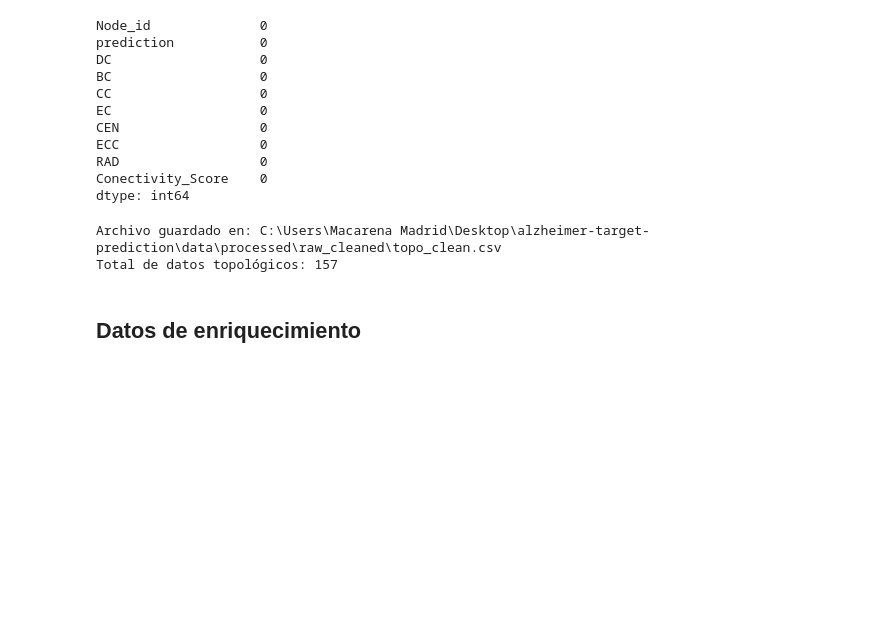
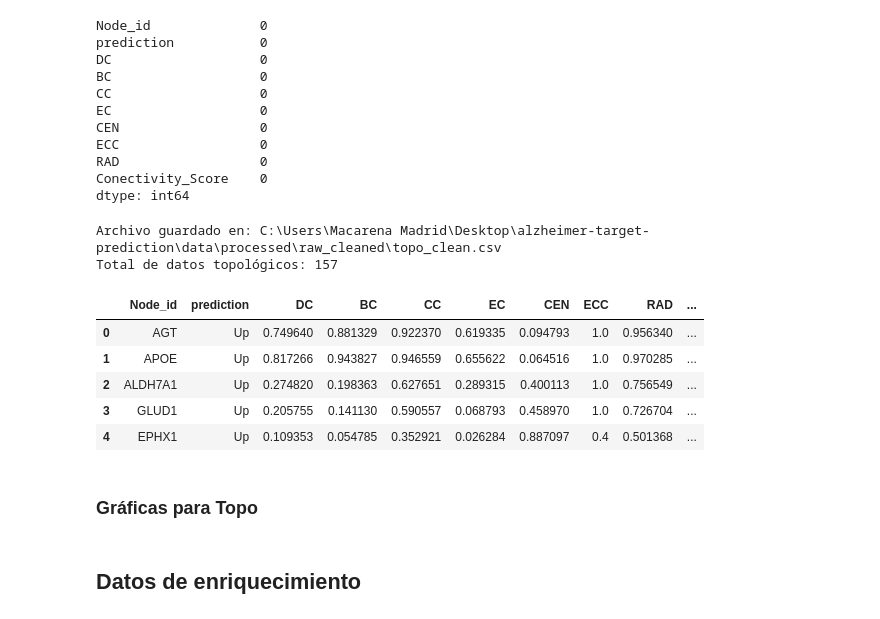
Before and after one commit to macamadridb/alzheimer-target-prediction, a Jupyter notebook: notebooks/01_Preprocesamiento.ipynb, the cells around one changed output. Saved outputs shown, nothing was run; the diff lists cells and outputs as text; code cells hidden in the pictures; blank space fills up the shorter version.

```diff
--- a/notebooks/01_Preprocesamiento.ipynb
+++ b/notebooks/01_Preprocesamiento.ipynb
@@ -272,6 +311,9 @@ processed_dir = r"C:\Users\Macarena Madrid\Desktop\alzheimer-target-prediction\d
 
 # Filtrar para mantener solo las proteínas presentes en target_clean
 topo_clean = topo[topo['Node_id'].isin(target_clean['Node_id'])].copy()
+
+#Cambiar nombre de Conectivity_Score a Conectivity_score_topo
+topo_clean.rename(columns={"Conectivity_Score": "Conectivity_score_topo"}, inplace=True)
 
 # Guardar la versión limpia (mismo nombre que la variable)
 topo_clean.to_csv(os.path.join(processed_dir, "topo_clean.csv"), index=False)
@@ -282,3 +324,14 @@ print("Total de datos topológicos:", len(topo_clean))
 # %% [output]
 Archivo guardado en: C:\Users\Macarena Madrid\Desktop\alzheimer-target-prediction\data\processed\raw_cleaned\topo_clean.csv
 Total de datos topológicos: 157
+# %%
+topo_clean.head()
+# %% [output]
+|  | Node_id | prediction | DC | BC | CC | EC | CEN | ECC | RAD | ... |
+| 0 | AGT | Up | 0.749640 | 0.881329 | 0.922370 | 0.619335 | 0.094793 | 1.0 | 0.956340 | ... |
+| 1 | APOE | Up | 0.817266 | 0.943827 | 0.946559 | 0.655622 | 0.064516 | 1.0 | 0.970285 | ... |
+| 2 | ALDH7A1 | Up | 0.274820 | 0.198363 | 0.627651 | 0.289315 | 0.400113 | 1.0 | 0.756549 | ... |
+| 3 | GLUD1 | Up | 0.205755 | 0.141130 | 0.590557 | 0.068793 | 0.458970 | 1.0 | 0.726704 | ... |
+| 4 | EPHX1 | Up | 0.109353 | 0.054785 | 0.352921 | 0.026284 | 0.887097 | 0.4 | 0.501368 | ... |
+# %% [markdown]
+### Gráficas para Topo
```
Also changed, not shown: parts of 13 cells of this notebook, 16 other files.
